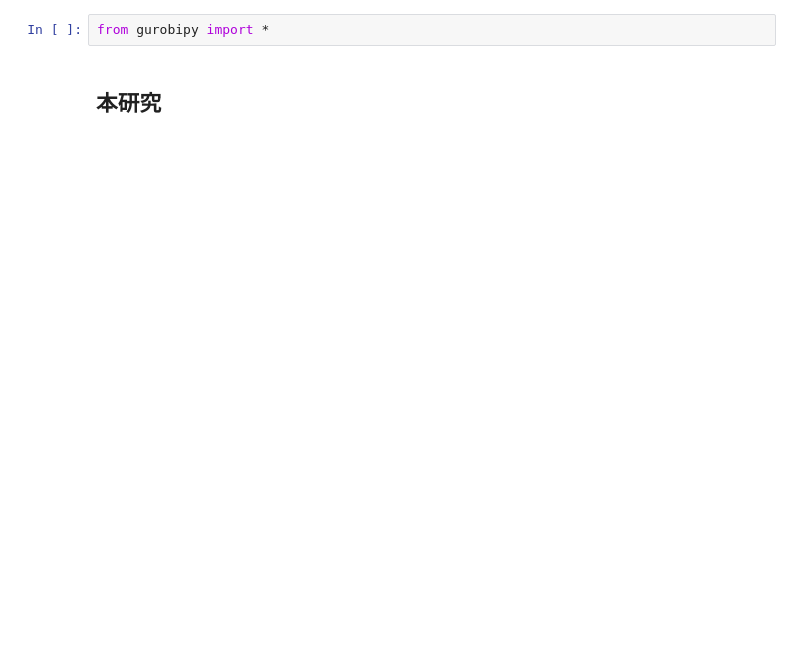
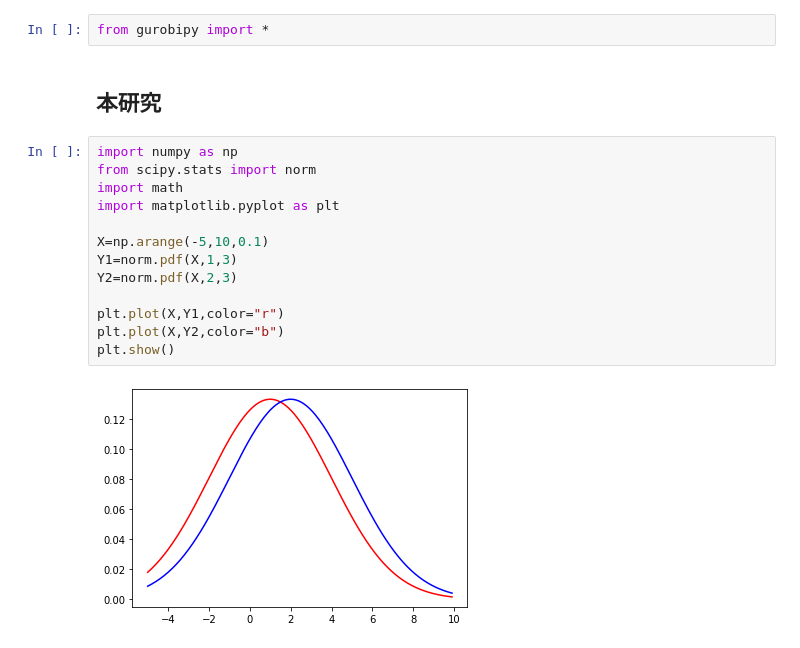
Before and after one commit to ikumadaiki/CPMP, a Jupyter notebook: instance.ipynb, the cells around one changed output. Cells and saved outputs as stored; diff of their text form; blank space fills up the shorter version.

```diff
--- a/instance.ipynb
+++ b/instance.ipynb
@@ -2,4 +2,19 @@
 from gurobipy import *
 # %% [markdown]
 ## 本研究
+# %%
+import numpy as np
+from scipy.stats import norm
+import math
+import matplotlib.pyplot as plt
+
+X=np.arange(-5,10,0.1)
+Y1=norm.pdf(X,1,3)
+Y2=norm.pdf(X,2,3)
+
+plt.plot(X,Y1,color="r")
+plt.plot(X,Y2,color="b")
+plt.show()
+# %% [output]
+[figure, added]
 # %%
```
Also changed, not shown: parts of 6 cells of this notebook.
